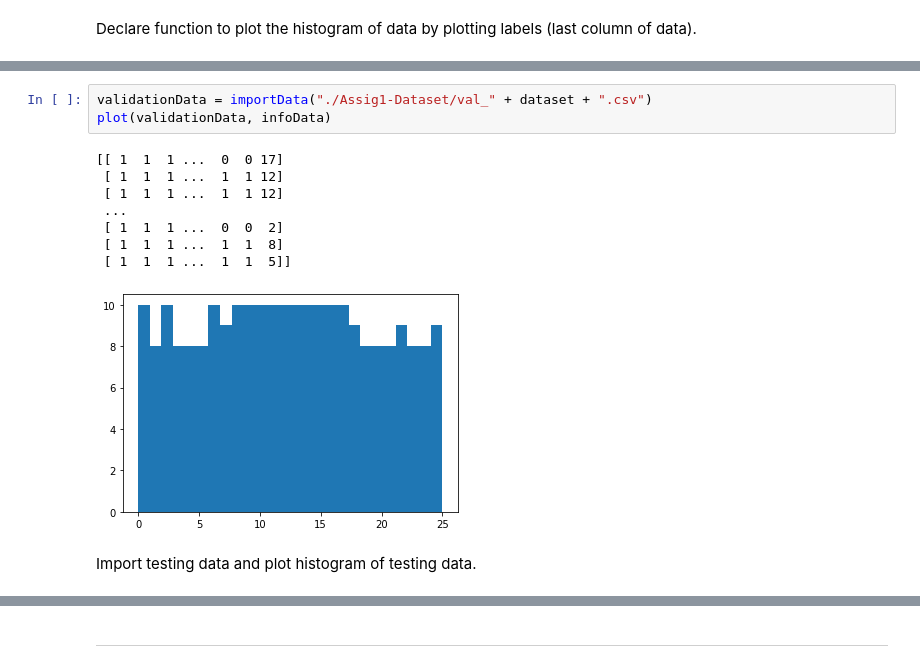
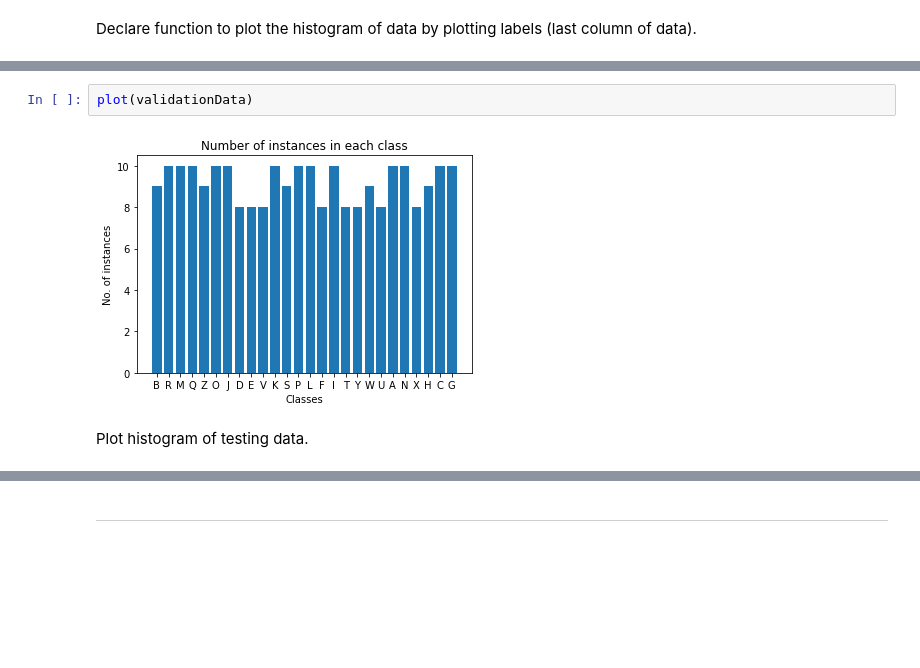
Before and after one commit to Hambrsoom/Experiments-With-Machine-Learning, a Jupyter notebook: A2/COMP472_A1.ipynb, the cells around one changed output, grey strips where cells are left out. Drawn from its saved outputs; the diff is of its cells as text; blank space fills up the shorter version.

```diff
--- a/A2/COMP472_A1.ipynb
+++ b/A2/COMP472_A1.ipynb
@@ -61,14 +86,6 @@ Import validation data and plot histogram of validation data.
-# %%
-validationData = importData("./Assig1-Dataset/val_" + dataset + ".csv")
-plot(validationData, infoData)
-# %% [output]
-[[ 1  1  1 ...  0  0 17]
- [ 1  1  1 ...  1  1 12]
- [ 1  1  1 ...  1  1 12]
- ...
- [ 1  1  1 ...  0  0  2]
- [ 1  1  1 ...  1  1  8]
- [ 1  1  1 ...  1  1  5]]
-[figure, removed]
+# %%
+plot(validationData)
+# %% [output]
+[figure, added]
 # %% [markdown]
-Import testing data and plot histogram of testing data.
+Plot histogram of testing data.
```
Also changed, not shown: parts of 48 cells of this notebook.
